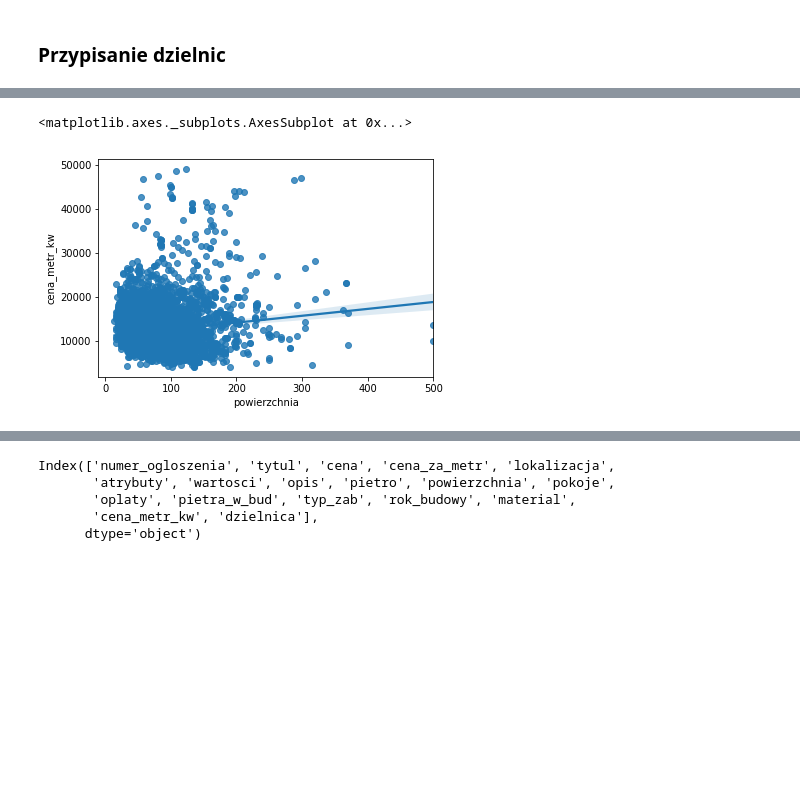
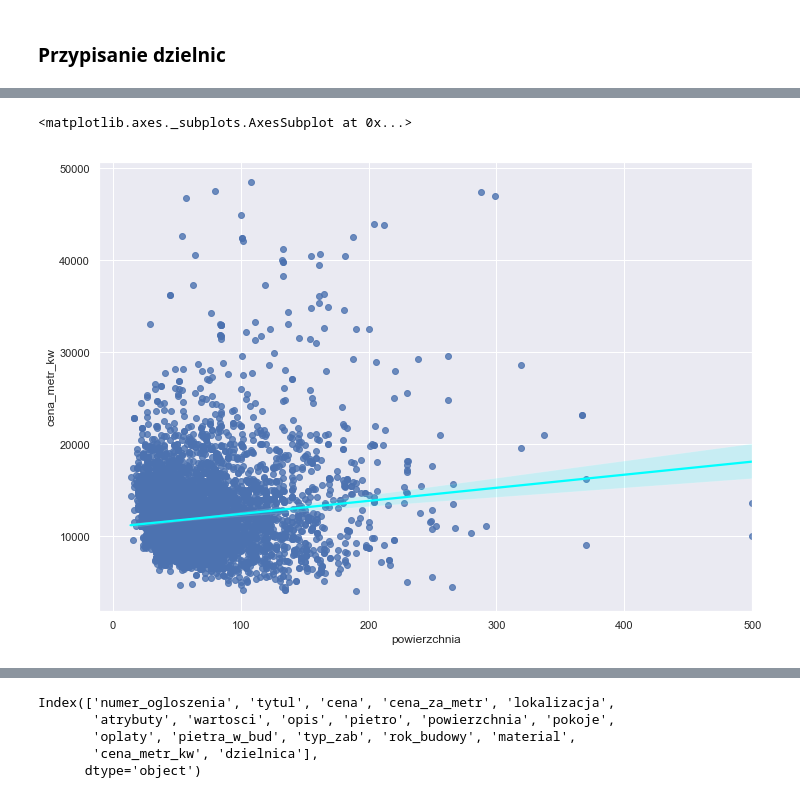
Before and after one commit to michalgosk/Nieruchomosci, a Jupyter notebook: webscraping-MAIN.ipynb, the cells around one changed output, grey strips where cells are left out. Drawn from its saved outputs; the diff is of its cells as text; code cells hidden in the pictures; blank space fills up the shorter version.

```diff
--- a/webscraping-MAIN.ipynb
+++ b/webscraping-MAIN.ipynb
@@ -566,13 +491,13 @@ for words in df['opis']:
 # %%
-# 'Forma kuchni - do poprawienia, pewnie jakies replace czy cos
+# # 'Forma kuchni - do poprawienia, pewnie jakies replace czy cos
 
-for words in df['opis']:
-    print(re.findall(r"Forma\skuchni\s\w+\s\w+",  words))
+# for words in df['opis']:
+#     print(re.findall(r"Forma\skuchni\s\w+\s\w+",  words))
 
 
 
 
 
 
-#                 'Okna'
-#                  'Stan instalacji'
+# #                 'Okna'
+# #                  'Stan instalacji'
@@ -597,8 +504,8 @@ for words in df['opis']:
 # %%
-# 'Okna' - do poprawienia, pewnie jakies replace czy cos
+# # 'Okna' - do poprawienia, pewnie jakies replace czy cos
 
-for words in df['opis']:
-    print(re.findall(r"Okna\s\w+",  words))
+# for words in df['opis']:
+#     print(re.findall(r"Okna\s\w+",  words))
 
 
 
@@ -606,4 +513,4 @@ for words in df['opis']:
 
 
 
-#                  'Stan instalacji'
+# #                  'Stan instalacji'
@@ -628,5 +517,5 @@ for words in df['opis']:
 # %%
-# 'Stan instalacji'  - do poprawienia, pewnie jakies replace czy cos
+# # 'Stan instalacji'  - do poprawienia, pewnie jakies replace czy cos
 
-for words in df['opis']:
-    print(re.findall(r"Stan\sinstalacji\s\w+\s\w+",  words))
+# for words in df['opis']:
+#     print(re.findall(r"Stan\sinstalacji\s\w+\s\w+",  words))
@@ -1291,7 +1128,7 @@ df.dzielnica.replace(['Filtry','Rakowiec','Szczęśliwice','Stara Ochota'],'Ocho
 # %%
 df.dzielnica.replace(['Nowe Włochy','Okęcie','Paluch','Raków'],'Włochy',inplace=True)
 # %%
-df.dzielnica.replace(['Kabaty','Grabów','Natolin','Imielin','Wyczółki'],'Ursynów',inplace=True)
+df.dzielnica.replace(['Kabaty','Grabów','Natolin','Imielin','Wyczółki','Pyry'],'Ursynów',inplace=True)
 # %%
 df.dzielnica.replace(['Czechowice','Gołąbki','Niedźwiadek','Skorosze','Szamoty'],'Ursus',inplace=True)
 # %%
@@ -1345,12 +1161,13 @@ sns.jointplot(x="powierzchnia", y="cena_metr_kw", data=df[df.pokoje>0])
 # %%
 import pandas.util.testing as tm
 
 # use the function regplot to make a scatterplot
-sns.regplot(x="powierzchnia", y="cena_metr_kw", data=df[df.pokoje>0])
+sns.set(rc={'figure.figsize':(11.7,8.27)})
+sns.regplot(x="powierzchnia", y="cena_metr_kw", data=df[df.pokoje>0],line_kws=({'color':'cyan'}))
 #sns.plt.show()
 # %% [output]
 <matplotlib.axes._subplots.AxesSubplot at 0x...>
-[figure, old version]
+[figure, new version]
 # %%
 
 from plotnine import *
```
Also changed, not shown: parts of 73 cells of this notebook.
